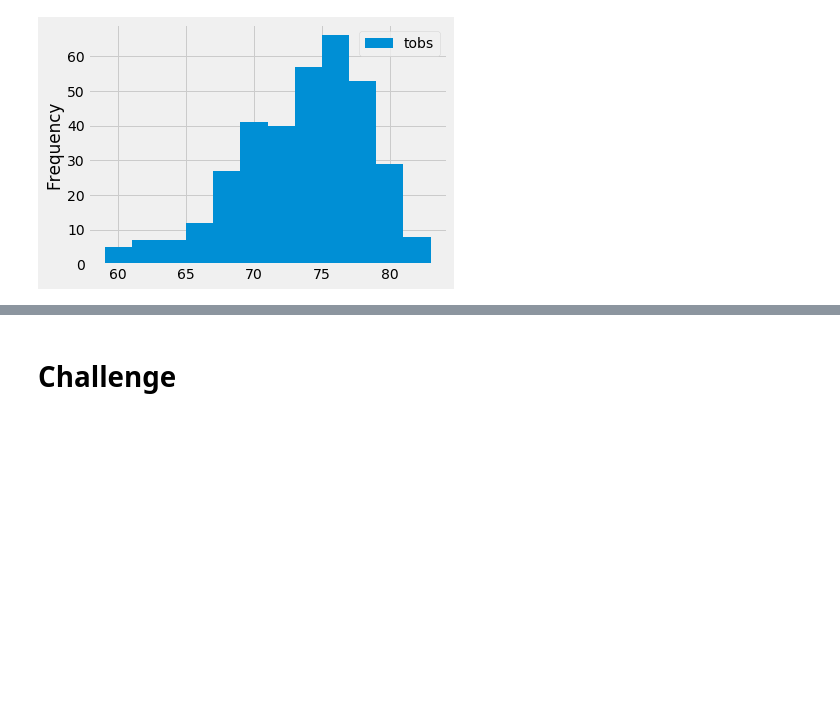
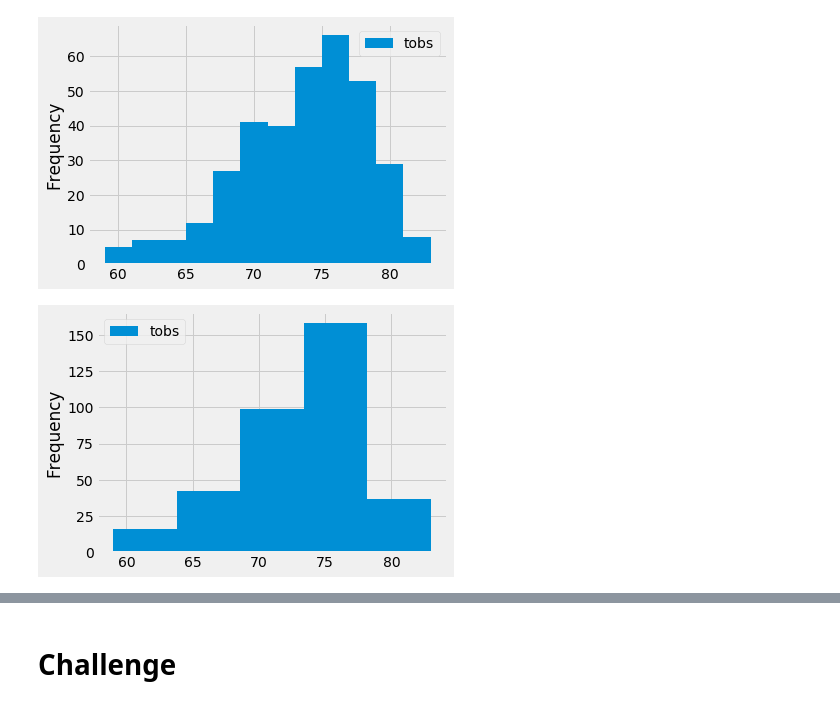
Before and after one commit to WagnerLisaK/Surfs_Up, a Jupyter notebook: climate_analysis.ipynb, the cells around one changed output, grey strips where cells are left out. Saved outputs shown, nothing was run; the diff lists cells and outputs as text; code cells hidden in the pictures; blank space fills up the shorter version.

```diff
--- a/climate_analysis.ipynb
+++ b/climate_analysis.ipynb
@@ -138,3 +138,8 @@ df.plot.hist(bins=12)
 plt.tight_layout()
 # %% [output]
 [figure]
+# %%
+df.plot.hist(bins=5)
+plt.tight_layout()
+# %% [output]
+[figure, added]
```
Also changed, not shown: parts of 1 cell of this notebook, 1 other file.
